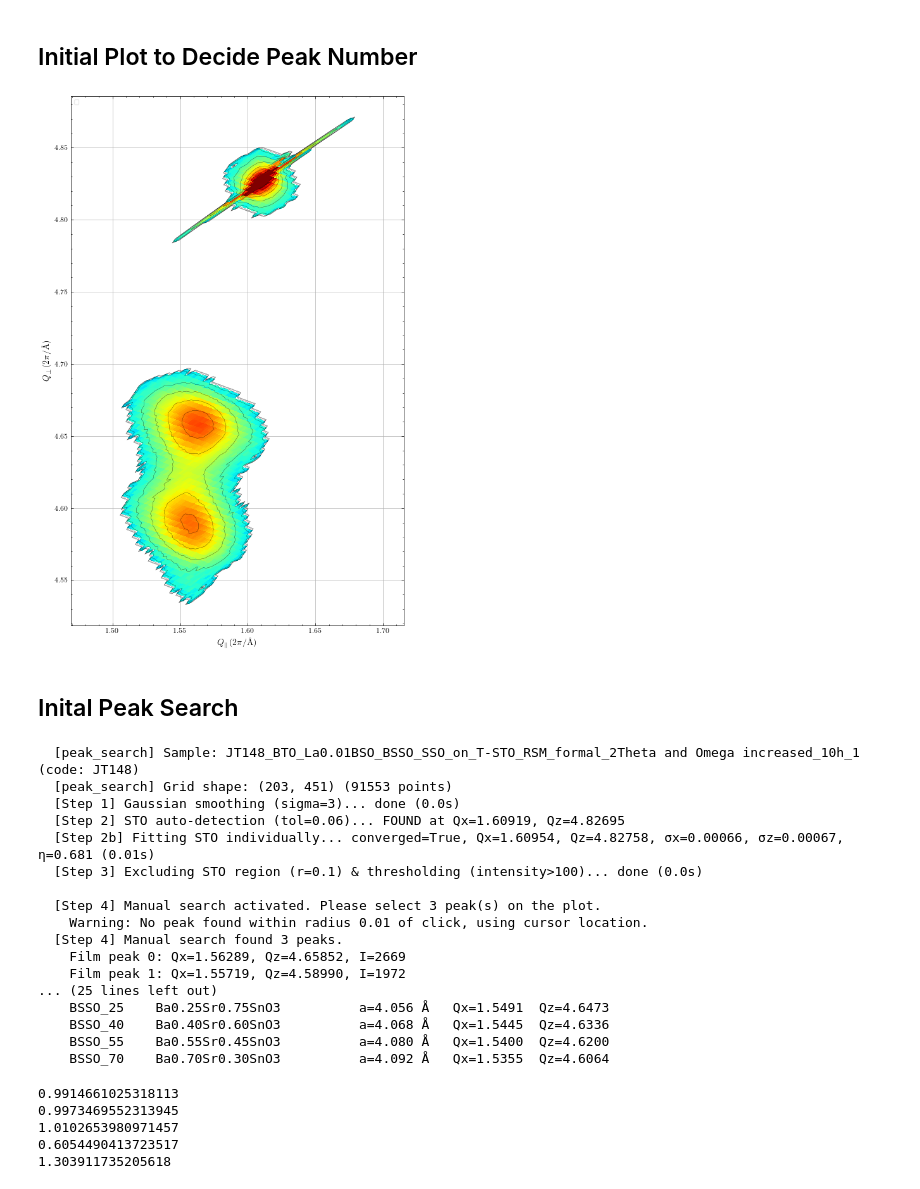
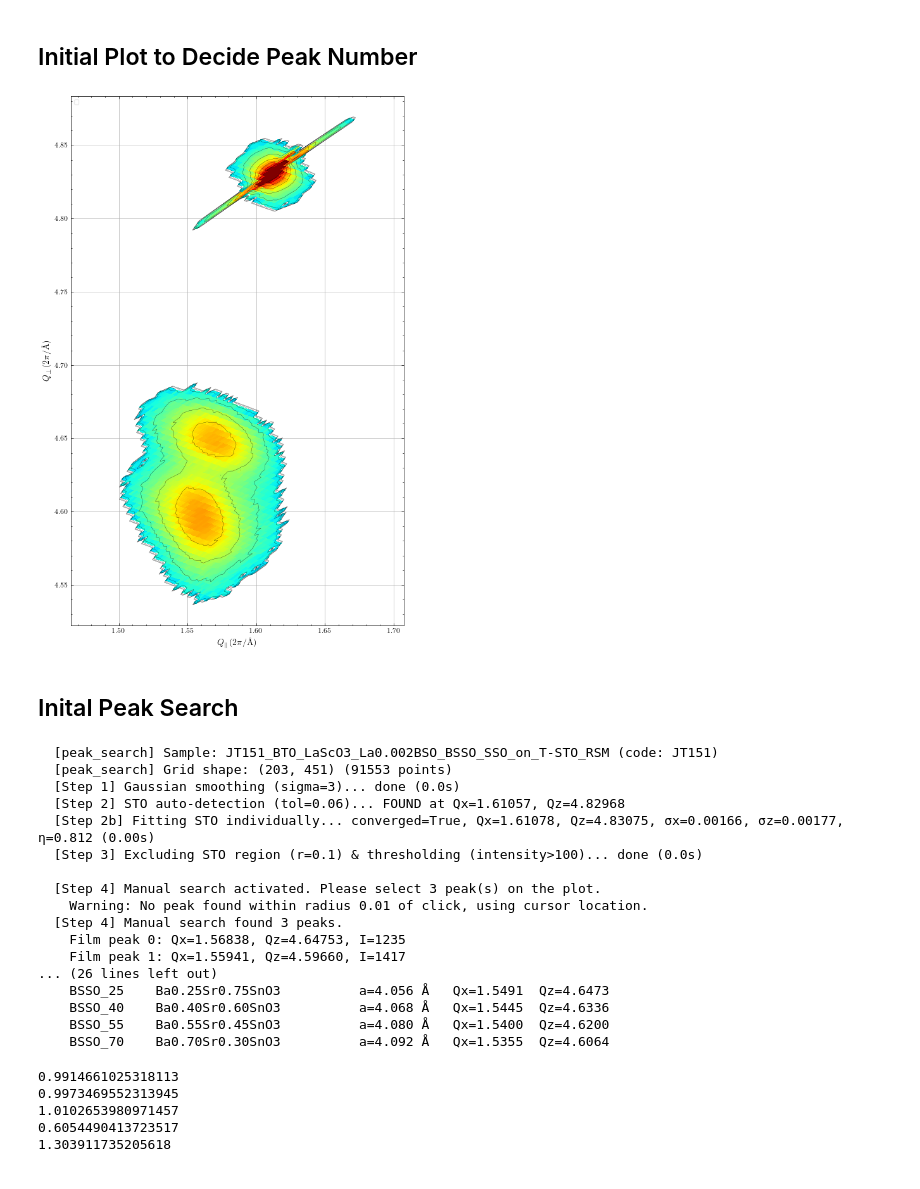
Before and after one commit to hc3413/Thin_Film_Analysis, a Jupyter notebook: RSM_Analysis.ipynb, the cells around one changed output. Cells and saved outputs as stored; diff of their text form; code cells hidden in the pictures.

```diff
--- a/RSM_Analysis.ipynb
+++ b/RSM_Analysis.ipynb
@@ -47,7 +47,9 @@ RSM_JT082 = RSM(root_XRD, folder_name = 'JT082')
 RSM_JT090 = RSM(root_XRD, folder_name = 'JT090')
 RSM_JT129 = RSM(root_XRD, folder_name = 'JT129')
 RSM_JT143 = RSM(root_XRD, folder_name = 'JT143')
+RSM_JT147 = RSM(root_XRD, folder_name = 'JT147')
 RSM_JT148 = RSM(root_XRD, folder_name = 'JT148')
+RSM_JT151 = RSM(root_XRD, folder_name = 'JT151')
 
 RSM_DR001 = RSM(root_XRD, folder_name = 'DR001')
 RSM_DR002 = RSM(root_XRD, folder_name = 'DR002')
@@ -229,18 +231,18 @@ RSM_DR008.file_name
 ## Initial Plot to Decide Peak Number
 # %%
 # Select the data for the peak searching
-fitting_dat = RSM_JT148
+fitting_dat = RSM_JT151
 
 fig6 = RSM_plot_single(dat = [fitting_dat],threshold_filt = 100, grid_filt = 90,
                     plot_type = 'mesh', ax_unit='reciprocal', string_suppress = True,
                     x_lim = 'auto', y_lim = 'auto', #x_lim = [1.45, 1.7], y_lim = [4.45, 4.9]
                     intensity_lim=[1,3.9],#'auto',
                     title_on=False, color_bar=False,
                     export_data=False,
                     denoise_size=50
                     )
 # %% [output]
-[figure, old version]
+[figure, new version]
 # %% [markdown]
 ## Inital Peak Search
 # %%
@@ -250,7 +252,7 @@ initial_peaks = peak_search(RSM_data = fitting_dat,
                             manual_search = True, # set to True to manually input the peak positions (e.g. from visual inspection of the RSM), False for fully automatic peak search
                             manual_radius=0.01, # radius around manually inputted peaks for searching
                             no_peaks = 3, # maximum number of film peaks to search for (STO auto-detected separately)
-                            dummy_peaks = 1, # dummy peaks which are not fitted but manually inputted
+                            dummy_peaks = 2, # dummy peaks which are not fitted but manually inputted
                             smooth_sigma = 3, # smoothing for coarse search
                             fit_radius = 0.12, # radius around each peak for refined fitting
                             sto_exclusion_radius = 0.1, # radius around STO to exclude from film search
@@ -268,19 +270,19 @@ initial_peaks = peak_search(RSM_data = fitting_dat,
                             max_fit_points = 2000000 # maximum number of points to use for fitting (for speed purposes)
                             )
 # %% [output]
-  [peak_search] Sample: JT148_BTO_La0.01BSO_BSSO_SSO_on_T-STO_RSM_formal_2Theta and Omega increased_10h_1 (code: JT148)
+  [peak_search] Sample: JT151_BTO_LaScO3_La0.002BSO_BSSO_SSO_on_T-STO_RSM (code: JT151)
   [peak_search] Grid shape: (203, 451) (91553 points)
   [Step 1] Gaussian smoothing (sigma=3)... done (0.0s)
-  [Step 2] STO auto-detection (tol=0.06)... FOUND at Qx=1.60919, Qz=4.82695
-  [Step 2b] Fitting STO individually... converged=True, Qx=1.60954, Qz=4.82758, σx=0.00066, σz=0.00067, η=0.681 (0.01s)
+  [Step 2] STO auto-detection (tol=0.06)... FOUND at Qx=1.61057, Qz=4.82968
+  [Step 2b] Fitting STO individually... converged=True, Qx=1.61078, Qz=4.83075, σx=0.00166, σz=0.00177, η=0.812 (0.00s)
   [Step 3] Excluding STO region (r=0.1) & thresholding (intensity>100)... done (0.0s)
 
   [Step 4] Manual search activated. Please select 3 peak(s) on the plot.
     Warning: No peak found within radius 0.01 of click, using cursor location.
   [Step 4] Manual search found 3 peaks.
-    Film peak 0: Qx=1.56289, Qz=4.65852, I=2669
-    Film peak 1: Qx=1.55719, Qz=4.58990, I=1972
-... (25 lines left out)
+    Film peak 0: Qx=1.56838, Qz=4.64753, I=1235
+    Film peak 1: Qx=1.55941, Qz=4.59660, I=1417
+... (26 lines left out)
     BSSO_25    Ba0.25Sr0.75SnO3          a=4.056 Å   Qx=1.5491  Qz=4.6473
     BSSO_40    Ba0.40Sr0.60SnO3          a=4.068 Å   Qx=1.5445  Qz=4.6336
     BSSO_55    Ba0.55Sr0.45SnO3          a=4.080 Å   Qx=1.5400  Qz=4.6200
```
Also changed, not shown: parts of 5 cells of this notebook, 11 other files.
